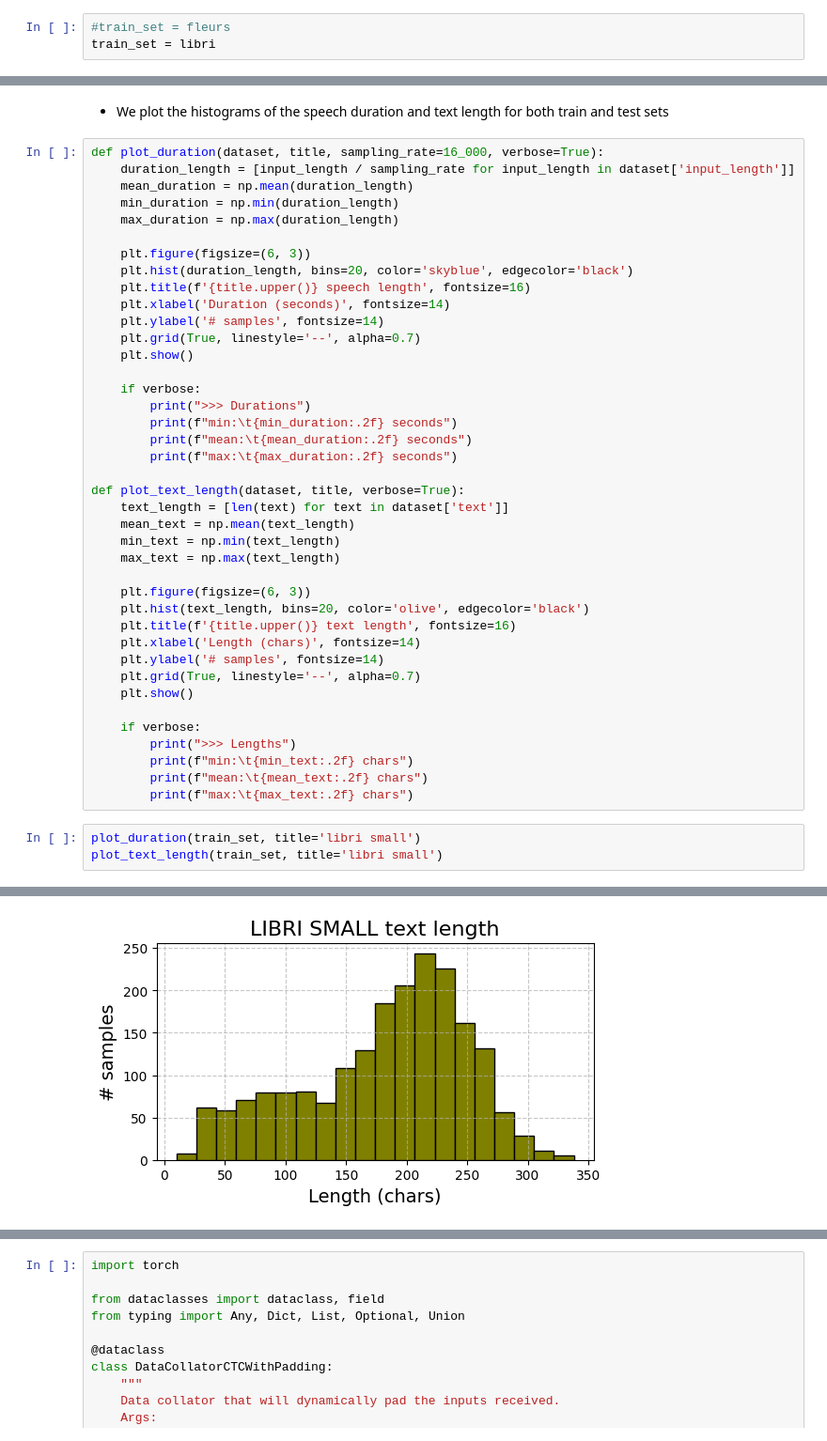
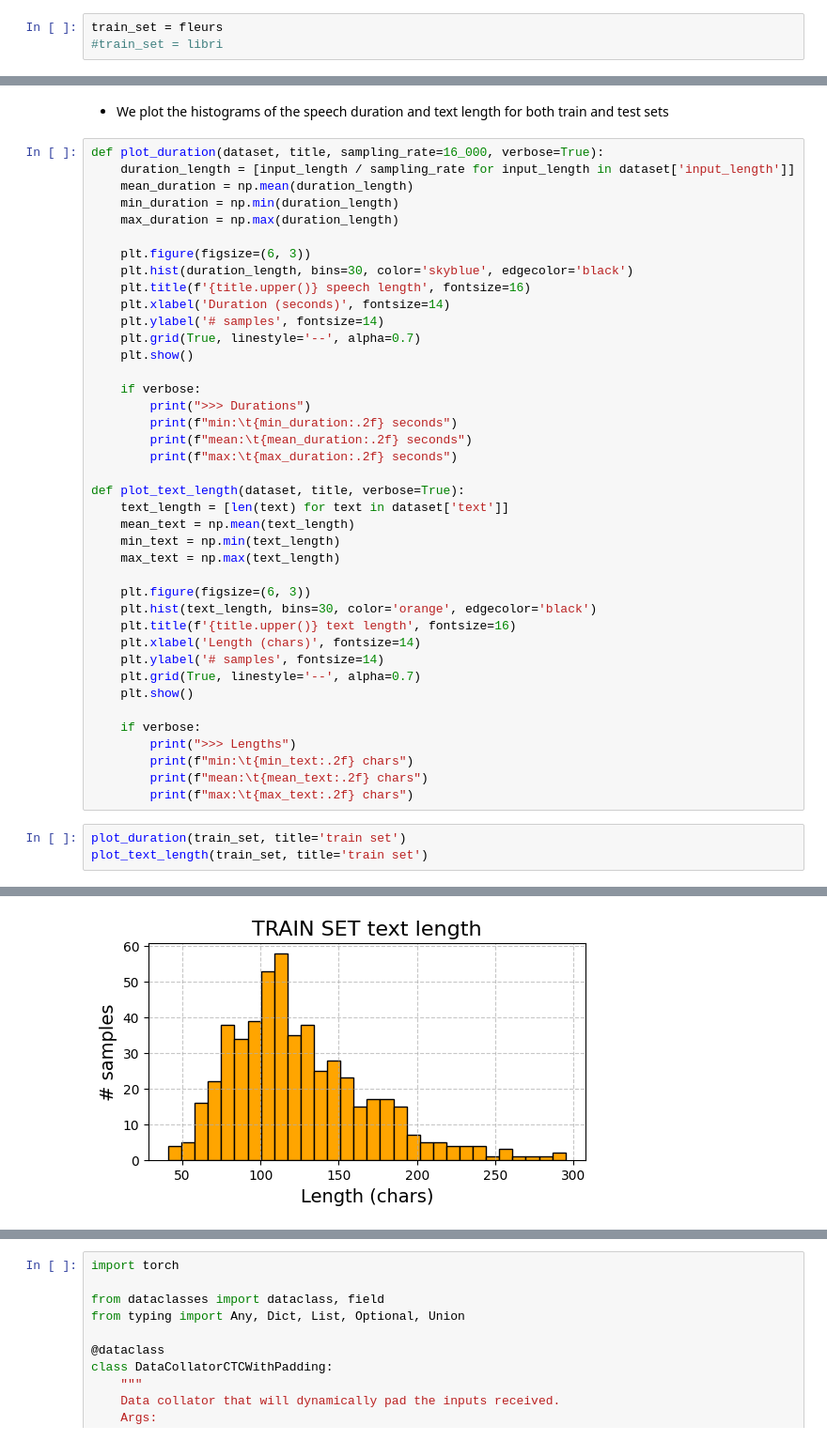
Before and after one commit to marcosolime/asr-librispeech, a Jupyter notebook: wav2vec2.ipynb, the cells around one changed output, grey strips where cells are left out. Shown at 94% size. Saved outputs shown, nothing was run; the diff lists cells and outputs as text.

```diff
--- a/wav2vec2.ipynb
+++ b/wav2vec2.ipynb
@@ -108,8 +116,8 @@ libri = get_libri_split(train_clean, split='small')
 # %% [markdown]
 - Pick the train set HERE
 # %%
-#train_set = fleurs
-train_set = libri
+train_set = fleurs
+#train_set = libri
 # %%
 pd.DataFrame(train_set[:3])
 # %% [output]
@@ -299,7 +326,7 @@ def plot_duration(dataset, title, sampling_rate=16_000, verbose=True):
     max_duration = np.max(duration_length)
 
     plt.figure(figsize=(6, 3))
-    plt.hist(duration_length, bins=20, color='skyblue', edgecolor='black')
+    plt.hist(duration_length, bins=30, color='skyblue', edgecolor='black')
     plt.title(f'{title.upper()} speech length', fontsize=16)
     plt.xlabel('Duration (seconds)', fontsize=14)
     plt.ylabel('# samples', fontsize=14)
@@ -319,7 +346,7 @@ def plot_text_length(dataset, title, verbose=True):
     max_text = np.max(text_length)
 
     plt.figure(figsize=(6, 3))
-    plt.hist(text_length, bins=20, color='olive', edgecolor='black')
+    plt.hist(text_length, bins=30, color='orange', edgecolor='black')
     plt.title(f'{title.upper()} text length', fontsize=16)
     plt.xlabel('Length (chars)', fontsize=14)
     plt.ylabel('# samples', fontsize=14)
@@ -332,6 +359,6 @@ def plot_text_length(dataset, title, verbose=True):
         print(f"mean:\t{mean_text:.2f} chars")
         print(f"max:\t{max_text:.2f} chars")
 # %%
-plot_duration(train_set, title='libri small')
-plot_text_length(train_set, title='libri small')
+plot_duration(train_set, title='train set')
+plot_text_length(train_set, title='train set')
 # %% [output]
@@ -343,2 +370,2 @@ max:    17.24 seconds
-[figure, old version]
+[figure, new version]
 >>> Lengths
```
Also changed, not shown: parts of 30 cells of this notebook.
